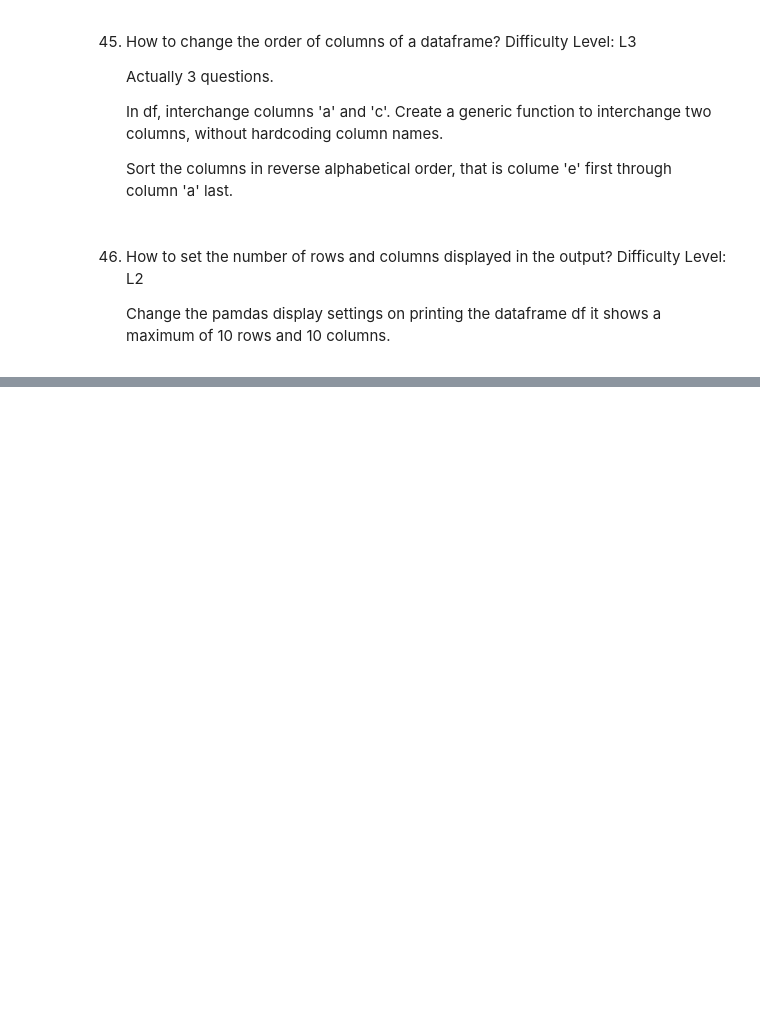
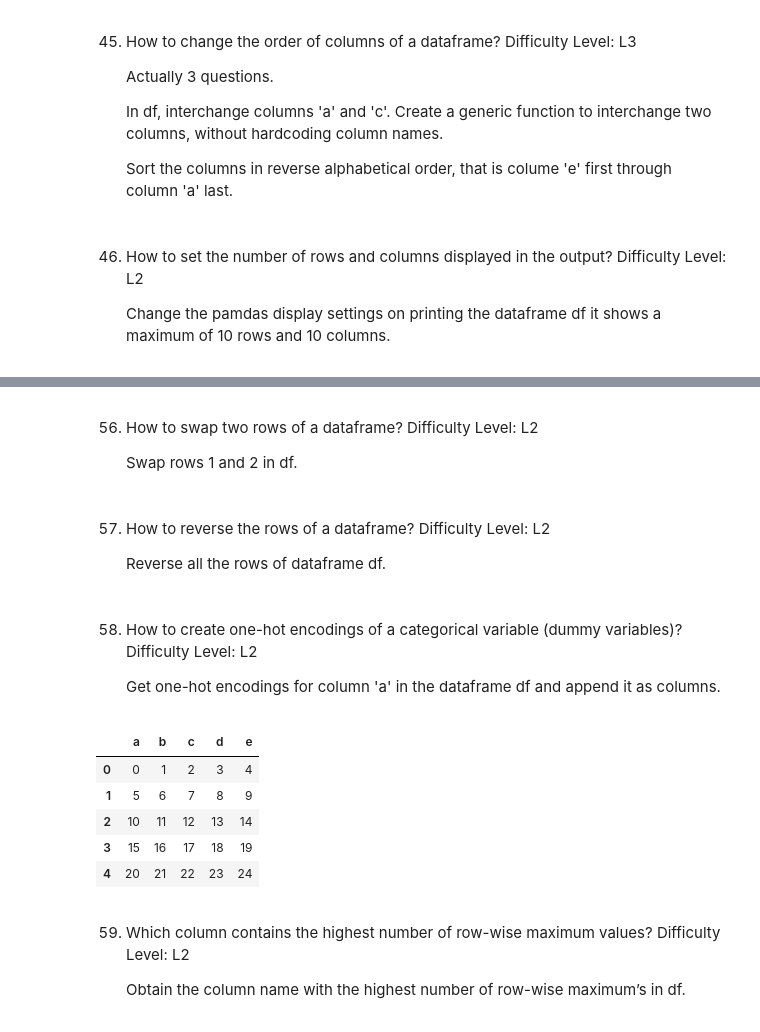
Before and after one commit to OctavioRdz17/01_deep_python, a Jupyter notebook: Clase 04/101ejercicios_pandas.ipynb, the cells around one changed output, grey strips where cells are left out. Saved outputs shown, nothing was run; the diff lists cells and outputs as text; code cells hidden in the pictures; blank space fills up the shorter version.

Commit message:
agregando pandas exerc

```diff
--- a/Clase 04/101ejercicios_pandas.ipynb
+++ b/Clase 04/101ejercicios_pandas.ipynb
@@ -639,0 +817,5 @@ df
+# %% [markdown]
+56. How to swap two rows of a dataframe?
+Difficulty Level: L2
+
+    Swap rows 1 and 2 in df.
@@ -639,0 +824,5 @@ df
+# %% [markdown]
+57. How to reverse the rows of a dataframe?
+Difficulty Level: L2
+
+    Reverse all the rows of dataframe df.
@@ -639,0 +831,22 @@ df
+# %% [markdown]
+58. How to create one-hot encodings of a categorical variable (dummy variables)?
+Difficulty Level: L2
+
+    Get one-hot encodings for column 'a' in the dataframe df and append it as columns.
+# %%
+import pandas as pd
+import numpy as np
+df = pd.DataFrame(np.arange(25).reshape(5,-1), columns=list('abcde'))
+df
+# %% [output]
+|  | a | b | c | d | e |
+| 0 | 0 | 1 | 2 | 3 | 4 |
+| 1 | 5 | 6 | 7 | 8 | 9 |
+| 2 | 10 | 11 | 12 | 13 | 14 |
+| 3 | 15 | 16 | 17 | 18 | 19 |
+| 4 | 20 | 21 | 22 | 23 | 24 |
+# %% [markdown]
+59. Which column contains the highest number of row-wise maximum values?
+Difficulty Level: L2
+
+    Obtain the column name with the highest number of row-wise maximum’s in df.
```
Also changed, not shown: parts of 59 cells of this notebook.
